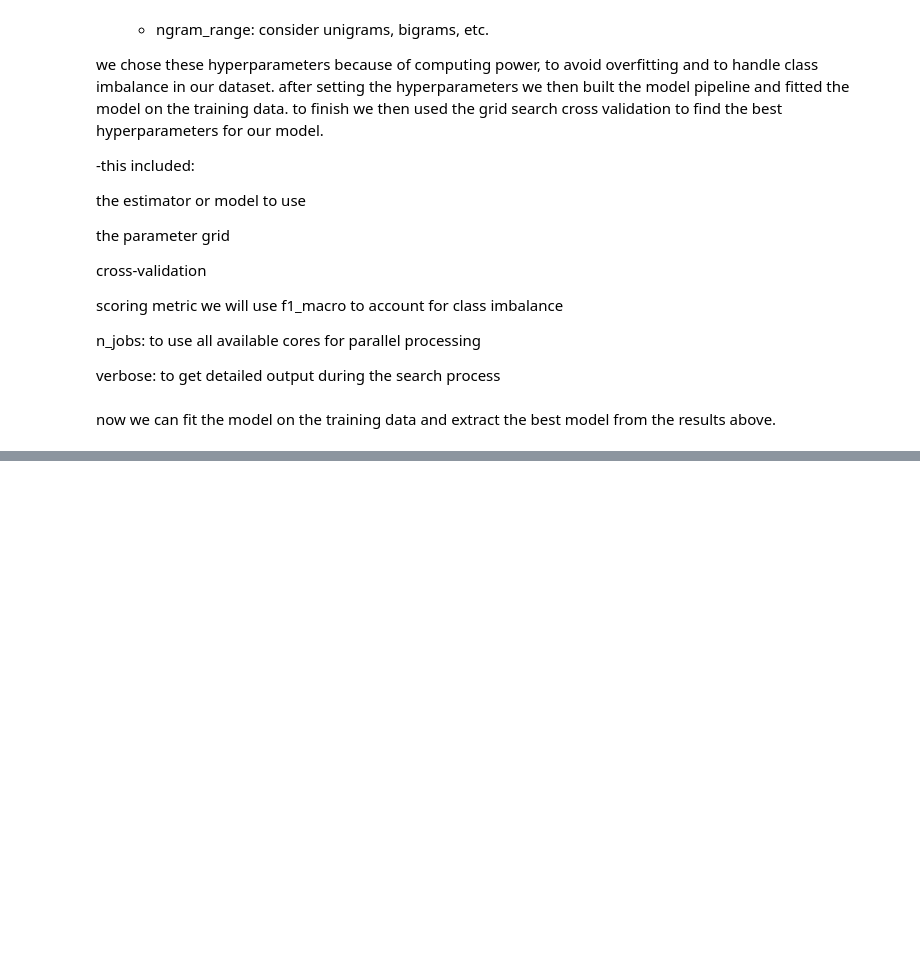
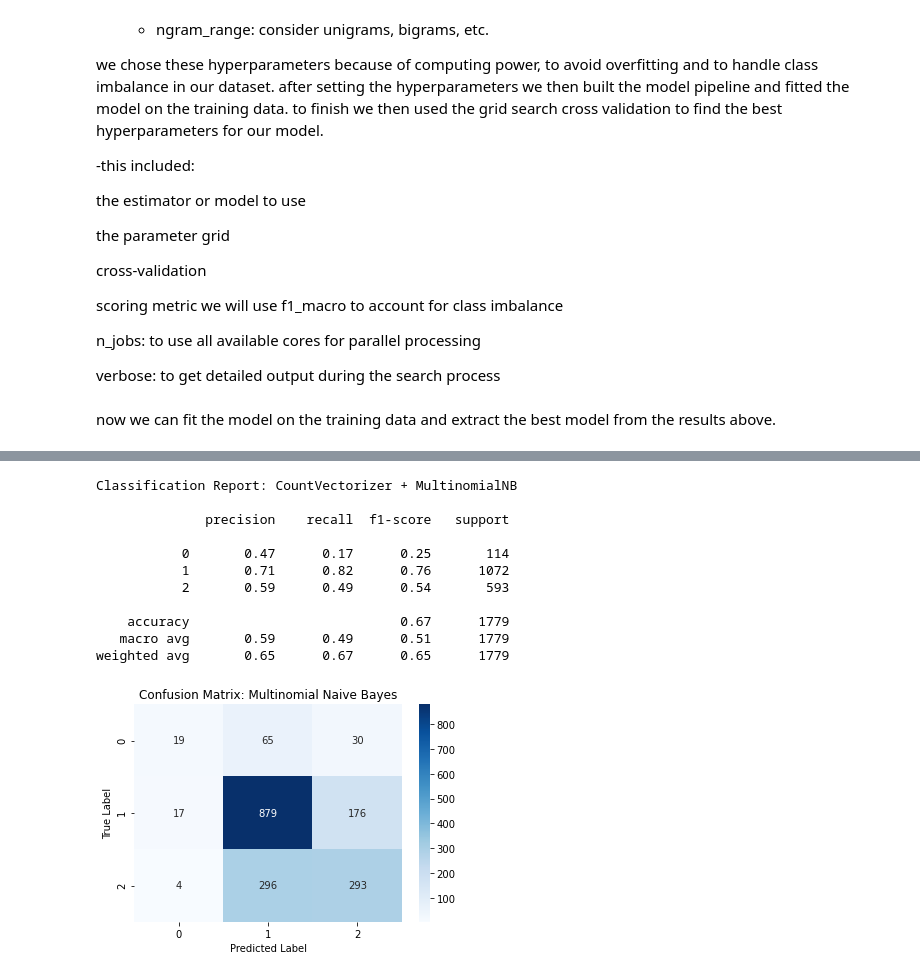
Before and after one commit to Mwanaishaali/Phase_4_Project, a Jupyter notebook: index.ipynb, the cells around one changed output, grey strips where cells are left out. Drawn from its saved outputs; the diff is of its cells as text; code cells hidden in the pictures; blank space fills up the shorter version.

```diff
--- a/index.ipynb
+++ b/index.ipynb
@@ -630,0 +638,33 @@ weighted avg       0.64      0.63      0.64      1779
+# %%
+from sklearn.metrics import classification_report, confusion_matrix
+import seaborn as sns
+import matplotlib.pyplot as plt
+
+# Predictions already generated
+# y_pred = pipeline_nb.predict(X_test)
+
+print("Classification Report: CountVectorizer + MultinomialNB\n")
+print(classification_report(y_test, y_pred))
+
+# Confusion matrix
+cm_nb = confusion_matrix(y_test, y_pred)
+
+plt.figure(figsize=(6,4))
+sns.heatmap(cm_nb, annot=True, fmt='d', cmap='Blues')
+plt.title("Confusion Matrix: Multinomial Naive Bayes")
+plt.xlabel("Predicted Label")
+plt.ylabel("True Label")
+plt.show()
+# %% [output]
+Classification Report: CountVectorizer + MultinomialNB
+
+              precision    recall  f1-score   support
+
+           0       0.47      0.17      0.25       114
+           1       0.71      0.82      0.76      1072
+           2       0.59      0.49      0.54       593
+
+    accuracy                           0.67      1779
+   macro avg       0.59      0.49      0.51      1779
+weighted avg       0.65      0.67      0.65      1779
+[figure, added]
```
Also changed, not shown: parts of 24 cells of this notebook, 5 other files.
